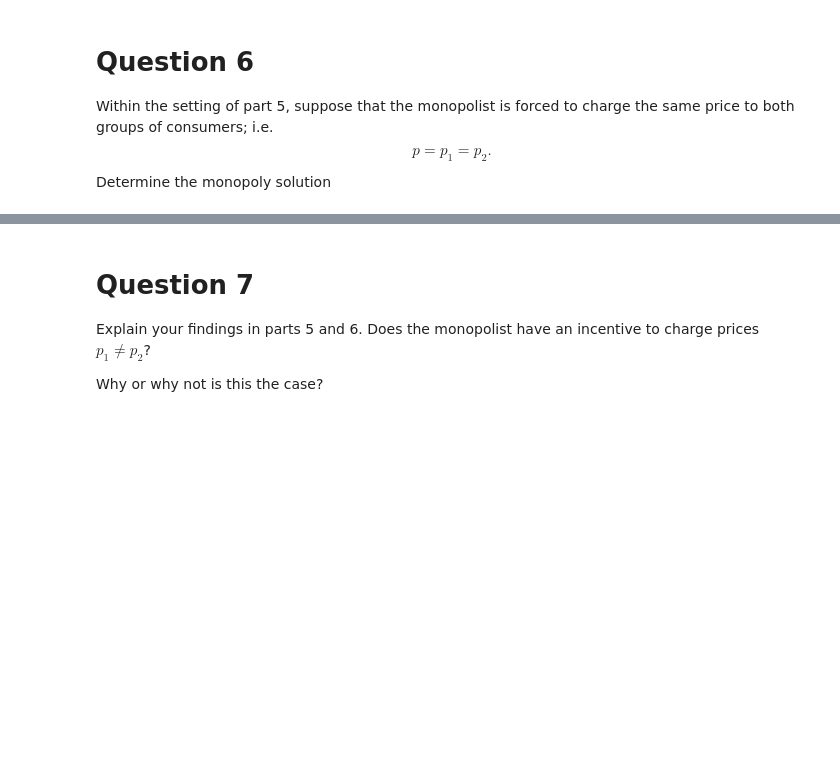
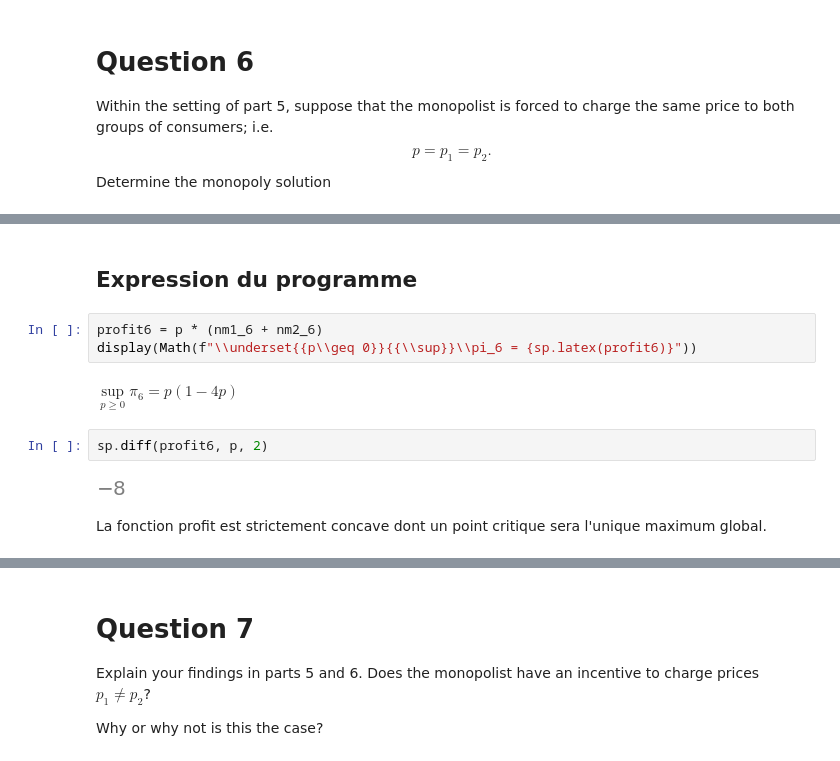
Before and after one commit to MECEN-TOURS/SI-2020-2021, a Jupyter notebook: exercice_introductif/Seance02-Fin.ipynb, the cells around one changed output, grey strips where cells are left out. Cells and saved outputs as stored; diff of their text form; blank space fills up the shorter version.

```diff
--- a/exercice_introductif/Seance02-Fin.ipynb
+++ b/exercice_introductif/Seance02-Fin.ipynb
@@ -631,0 +657,13 @@ Determine the monopoly solution
+# %% [markdown]
+## Expression du programme
+# %%
+profit6 = p * (nm1_6 + nm2_6)
+display(Math(f"\\underset{{p\\geq 0}}{{\\sup}}\\pi_6 = {sp.latex(profit6)}"))
+# %% [output]
+$\displaystyle \underset{p\geq 0}{\sup}\pi_6 = p \left(1 - 4 p\right)$
+# %%
+sp.diff(profit6, p, 2)
+# %% [output]
+[figure, added]
+# %% [markdown]
+La fonction profit est strictement concave dont un point critique sera l'unique maximum global.
```
Also changed, not shown: parts of 11 cells of this notebook.
